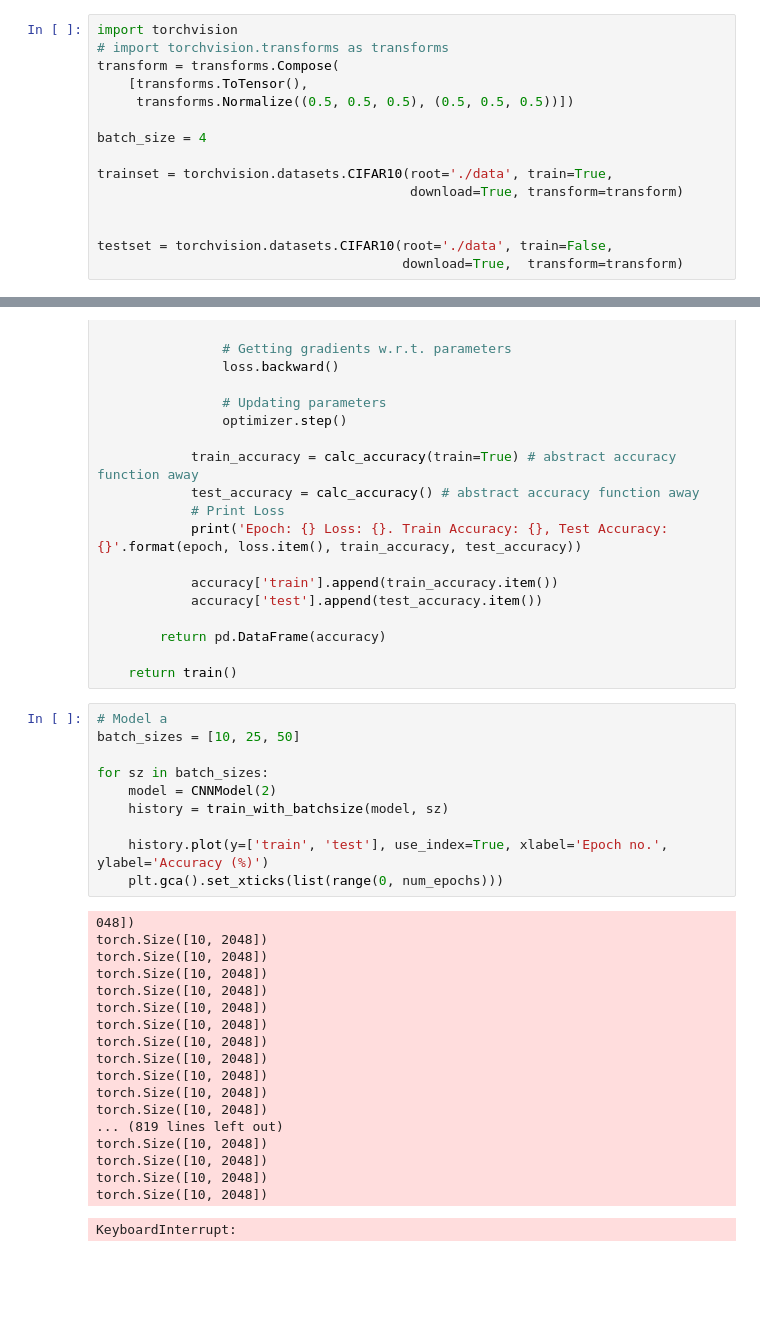
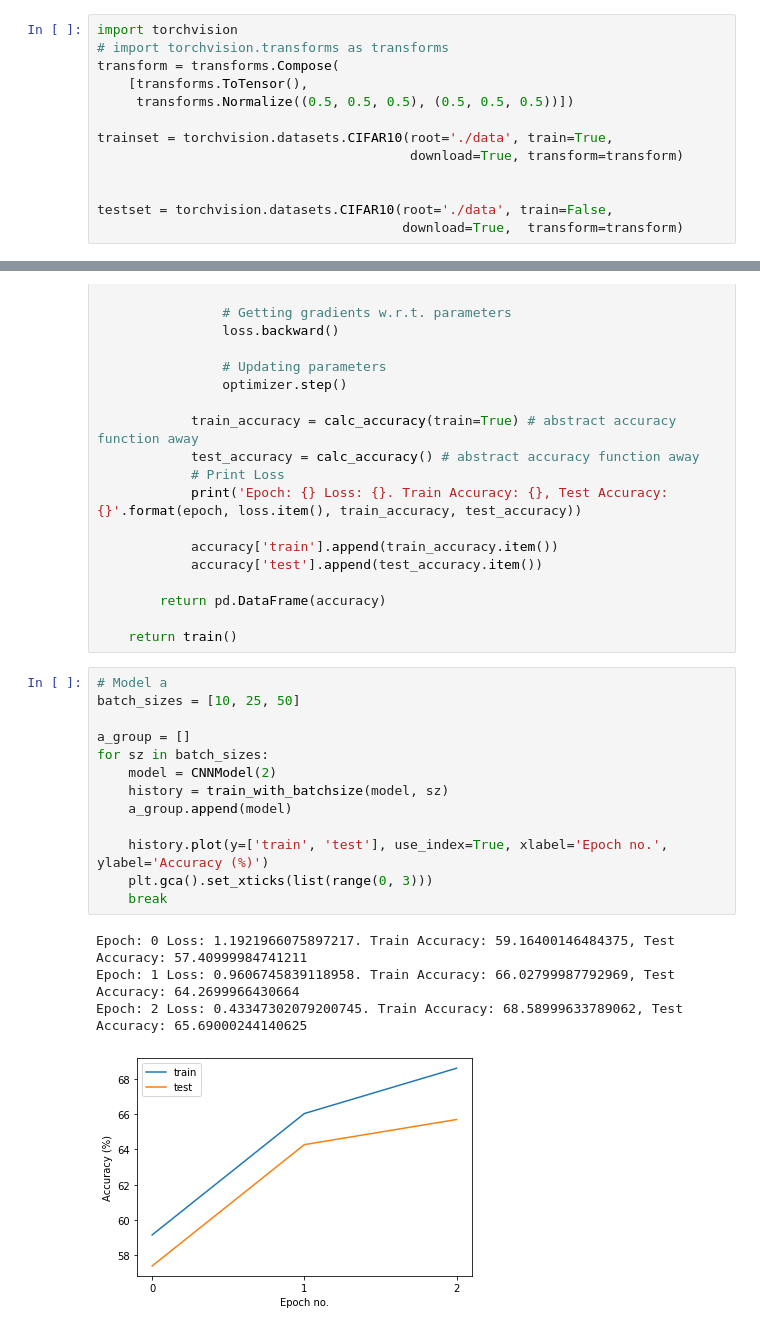
Before and after one commit to ezhang7423/ece180, a Jupyter notebook: hw5/xor.ipynb, the cells around one changed output, grey strips where cells are left out. Cells and saved outputs as stored; diff of their text form; blank space fills up the shorter version.

```diff
--- a/hw5/xor.ipynb
+++ b/hw5/xor.ipynb
@@ -474,8 +464,6 @@ transform = transforms.Compose(
     [transforms.ToTensor(),
      transforms.Normalize((0.5, 0.5, 0.5), (0.5, 0.5, 0.5))])
 
-batch_size = 4
-
 trainset = torchvision.datasets.CIFAR10(root='./data', train=True,
                                         download=True, transform=transform)
 
@@ -614,32 +601,21 @@ def train_with_batchsize(model, batch_size):
 # %%
 # Model a
 batch_sizes = [10, 25, 50]
 
+a_group = []
 for sz in batch_sizes:
     model = CNNModel(2)
     history = train_with_batchsize(model, sz)
+    a_group.append(model)
 
     history.plot(y=['train', 'test'], use_index=True, xlabel='Epoch no.', ylabel='Accuracy (%)')
-    plt.gca().set_xticks(list(range(0, num_epochs)))
+    plt.gca().set_xticks(list(range(0, 3)))
+    break
 # %% [output]
-048])
-torch.Size([10, 2048])
-torch.Size([10, 2048])
-torch.Size([10, 2048])
-torch.Size([10, 2048])
-torch.Size([10, 2048])
-torch.Size([10, 2048])
-torch.Size([10, 2048])
-torch.Size([10, 2048])
-torch.Size([10, 2048])
-torch.Size([10, 2048])
-torch.Size([10, 2048])
-... (819 lines left out)
-torch.Size([10, 2048])
-torch.Size([10, 2048])
-torch.Size([10, 2048])
-torch.Size([10, 2048])
+Epoch: 0 Loss: 1.1921966075897217. Train Accuracy: 59.16400146484375, Test Accuracy: 57.40999984741211
+Epoch: 1 Loss: 0.9606745839118958. Train Accuracy: 66.02799987792969, Test Accuracy: 64.2699966430664
+Epoch: 2 Loss: 0.43347302079200745. Train Accuracy: 68.58999633789062, Test Accuracy: 65.69000244140625
-KeyboardInterrupt:
+[figure, added]
 # %%
 # Model b
 batch_sizes = [10, 25, 50]
```
Also changed, not shown: parts of 14 cells of this notebook, 2 other files.
